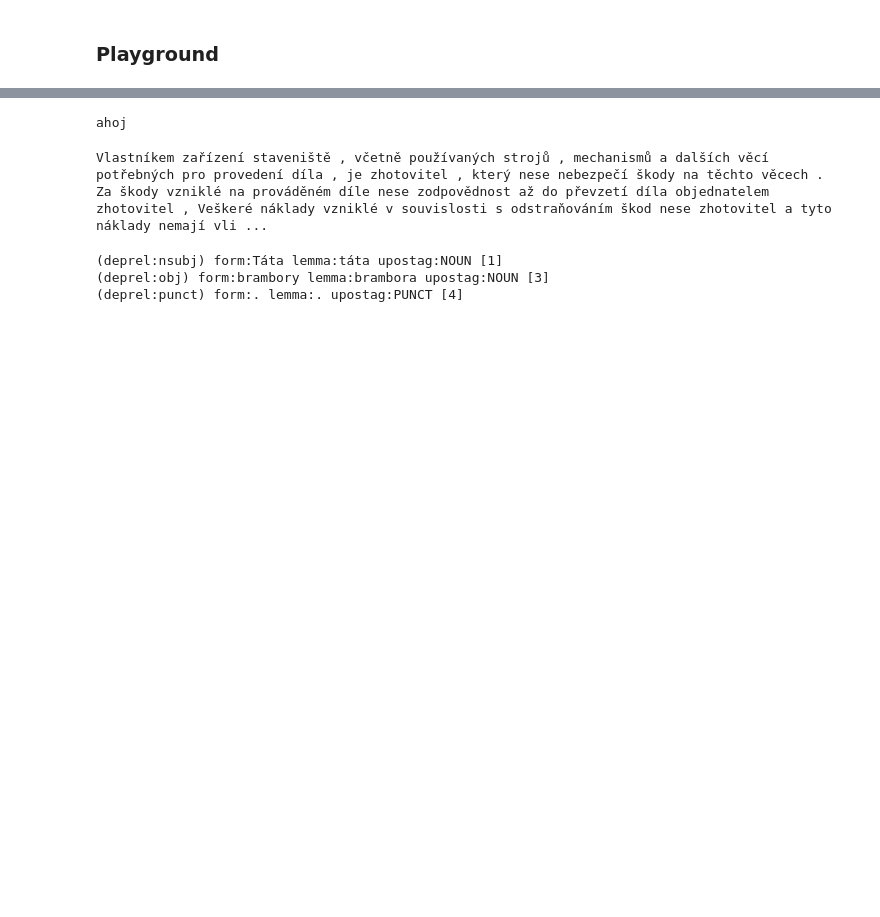
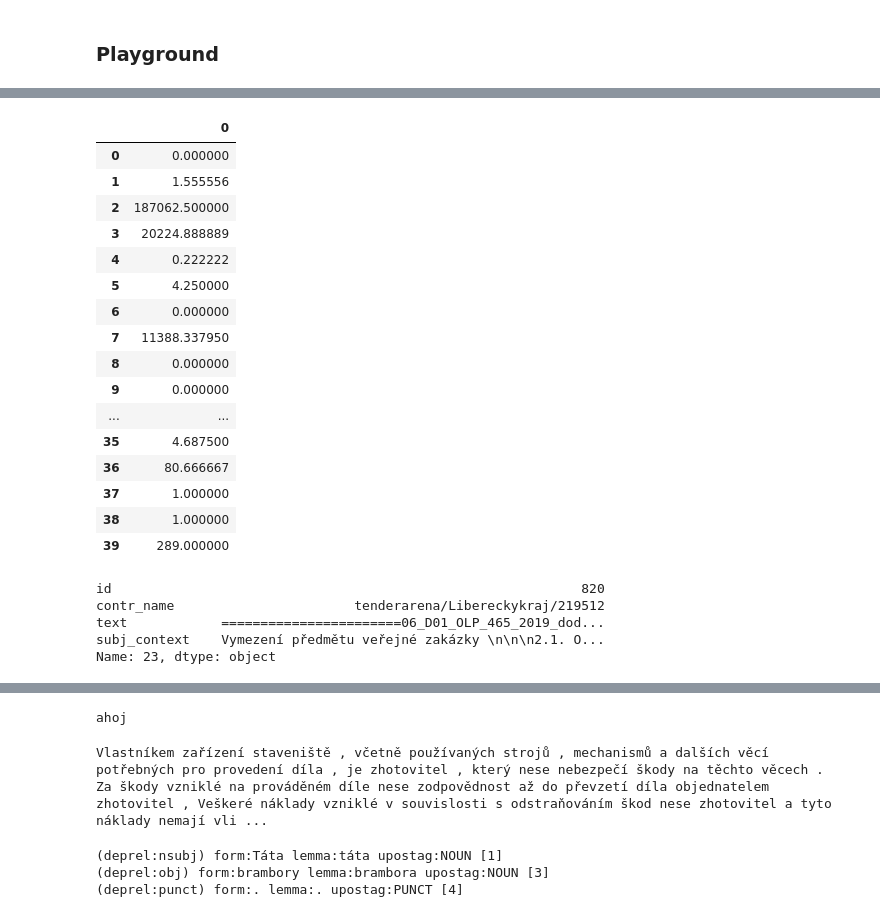
Before and after one commit to opendatalabcz/public-contract-recommendation, a Jupyter notebook: research/subject_extraction.ipynb, the cells around one changed output, grey strips where cells are left out. Cells and saved outputs as stored; diff of their text form; code cells hidden in the pictures; blank space fills up the shorter version.

```diff
--- a/research/subject_extraction.ipynb
+++ b/research/subject_extraction.ipynb
@@ -398,0 +492,29 @@ df_contracts.reset_index()
+# %%
+def count_longest_lines_lengths_var(text):
+    lines = [line for line in text.split('\n')]
+    line_lengths = [len(line) for line in lines]
+    sorted_lengths = numpy.sort(numpy.array(line_lengths))[::-1]
+    num = int(len(sorted_lengths)/20)+1
+    top_n = sorted_lengths[:num]
+    var_of_top_n = numpy.var(top_n)
+    return var_of_top_n
+# %%
+pandas.DataFrame([count_longest_lines_lengths_var(text) for text in df_contracts['subj_context']])
+# %% [output]
+|  | 0 |
+| 0 | 0.000000 |
+| 1 | 1.555556 |
+| 2 | 187062.500000 |
+| 3 | 20224.888889 |
+| 4 | 0.222222 |
+| 5 | 4.250000 |
+| 6 | 0.000000 |
+| 7 | 11388.337950 |
+| 8 | 0.000000 |
+| 9 | 0.000000 |
+| ... | ... |
+| 35 | 4.687500 |
+| 36 | 80.666667 |
+| 37 | 1.000000 |
+| 38 | 1.000000 |
+| 39 | 289.000000 |
@@ -398,0 +525,8 @@ df_contracts.reset_index()
+# %%
+df_contracts.iloc[index]
+# %% [output]
+id                                                            820
+contr_name                       tenderarena/Libereckykraj/219512
+text            =======================06_D01_OLP_465_2019_dod...
+subj_context    Vymezení předmětu veřejné zakázky \n\n\n2.1. O...
+Name: 23, dtype: object
```
Also changed, not shown: parts of 37 cells of this notebook, 1 other file.
